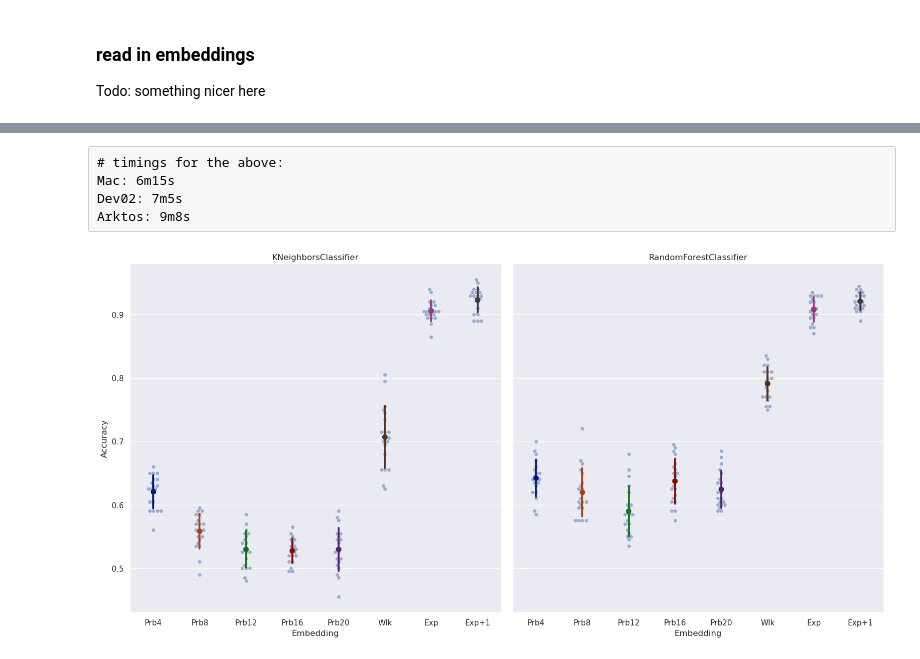
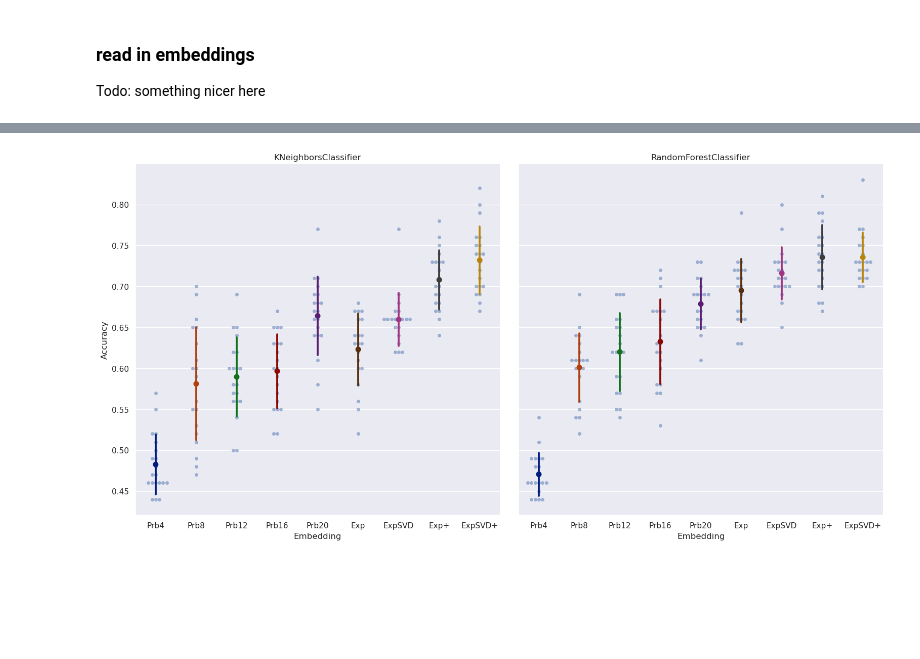
Before and after one commit to ftheberge/EmbeddingOfGraphs, a Jupyter notebook: Notebooks/graph-embedding-classify.ipynb, the cells around one changed output, grey strips where cells are left out. Drawn from its saved outputs; the diff is of its cells as text; code cells hidden in the pictures; blank space fills up the shorter version.

```diff
--- a/Notebooks/graph-embedding-classify.ipynb
+++ b/Notebooks/graph-embedding-classify.ipynb
@@ -35,5 +24,5 @@ import sklearn.neighbors
 # %%
-dataset = 'REDDIT-BINARY'
+dataset = 'IMDB-BINARY'
 datadir = '../Data/'+dataset+'/'+dataset
 
 fn_graph_label = datadir+'.graph_labels'
@@ -50,6 +39,10 @@ import pickle
 fn = 'Results/expander_'+dataset+'.pkl'
 with open(fn,'rb') as fp:
     expand_matrix, expand_matrix_norm, expand_matrix_rec, expand_matrix_svd = pickle.load(fp)
+
+fn = 'Results/expander_only_'+dataset+'.pkl'
+with open(fn,'rb') as fp:
+    expand_only_matrix, expand_only_matrix_norm, expand_only_matrix_rec, expand_only_matrix_svd = pickle.load(fp)
 
 fn = 'Results/walks_'+dataset+'.pkl'
 with open(fn,'rb') as fp:
@@ -92,11 +85,10 @@ feature_sets_norm = {
     "Probes_12": Probes[2],
     "Probes_16": Probes[3],
     "Probes_20": Probes[4],
-    "Walks": walks_matrix,
-    "Expander": expand_matrix,
-#    "Expander normalized":  expand_matrix_norm,
-#    "Expander recursive": expand_matrix_rec,
-    "Expander svd": expand_matrix_svd
+    "Expander": expand_only_matrix,
+    "Expander svd": expand_only_matrix_svd,
+    "Expander+": expand_matrix,
+    "Expander+ svd": expand_matrix_svd
 }
 # %%
 %%time
@@ -120,8 +112,3 @@ Wall time: 3min 16s
-# %% [raw]
-# timings for the above:
-Mac: 6m15s
-Dev02: 7m5s
-Arktos: 9m8s
 # %%
 g = sns.catplot(
     kind="swarm",
@@ -138,39 +125,37 @@ g.map_dataframe(
     sns.pointplot,
     x="Embedding",
     y="Accuracy",
     color="Model",
     data=df_norm,
     palette="dark",
     join=False,
     order=[
     "Probes_4",
     "Probes_8",
     "Probes_12",
     "Probes_16",
     "Probes_20",
-    "Walks",
     "Expander",
-#    "Expander normalized",
-#    "Expander recursive",
-    "Expander svd"
+    "Expander svd",
+    "Expander+",
+    "Expander+ svd"
     ],
     ci="sd",
     scale=0.9,
 )
 g.set_titles(col_template="{col_name}")
 g.set_xticklabels([
         "Prb4",
         "Prb8",
         "Prb12",
         "Prb16",
         "Prb20",
-        "Wlk",
         "Exp",
-#        "ex(norm)",
-#        "ex(+1)",
-        "Exp+1"
+        "ExpSVD",
+        "Exp+",
+        "ExpSVD+"
     ]);
 fn = 'Results/'+dataset+'.png'
 g.savefig(fn)
 # %% [output]
-[figure, old version]
+[figure, new version]
```
Also changed, not shown: parts of 3 cells of this notebook, 1 other file.
